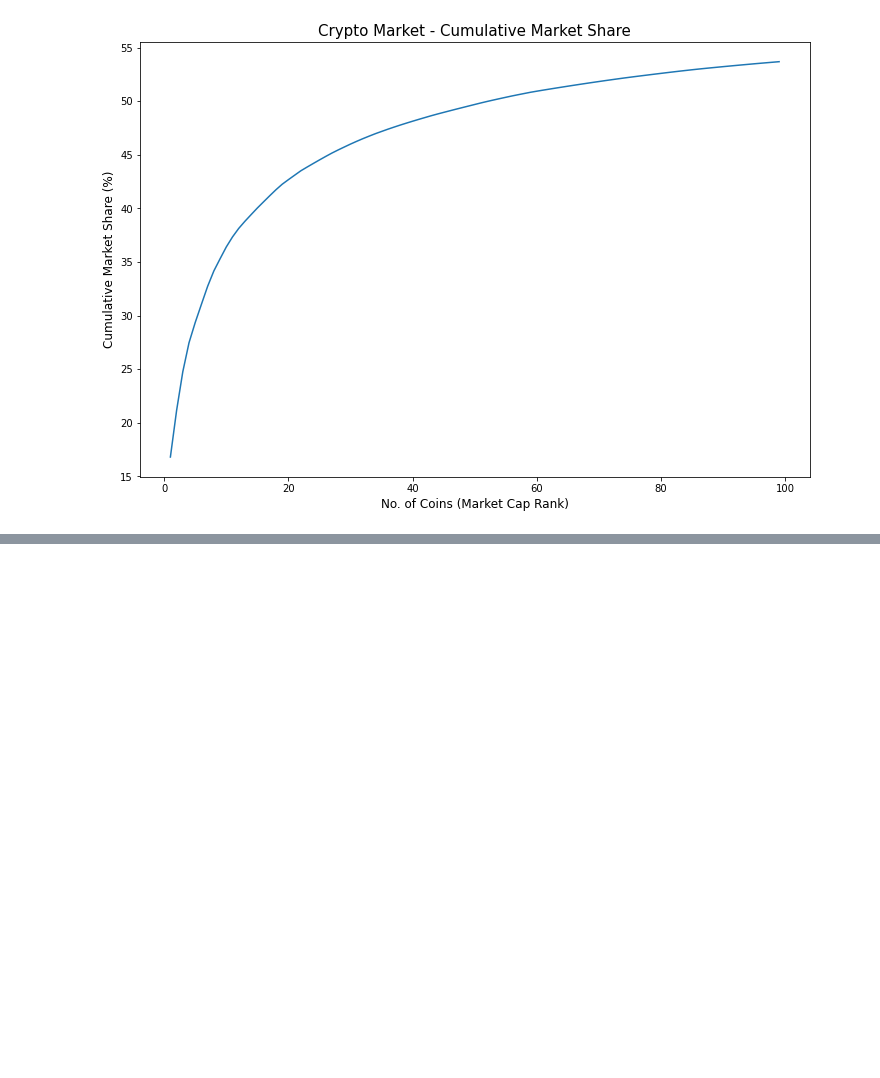
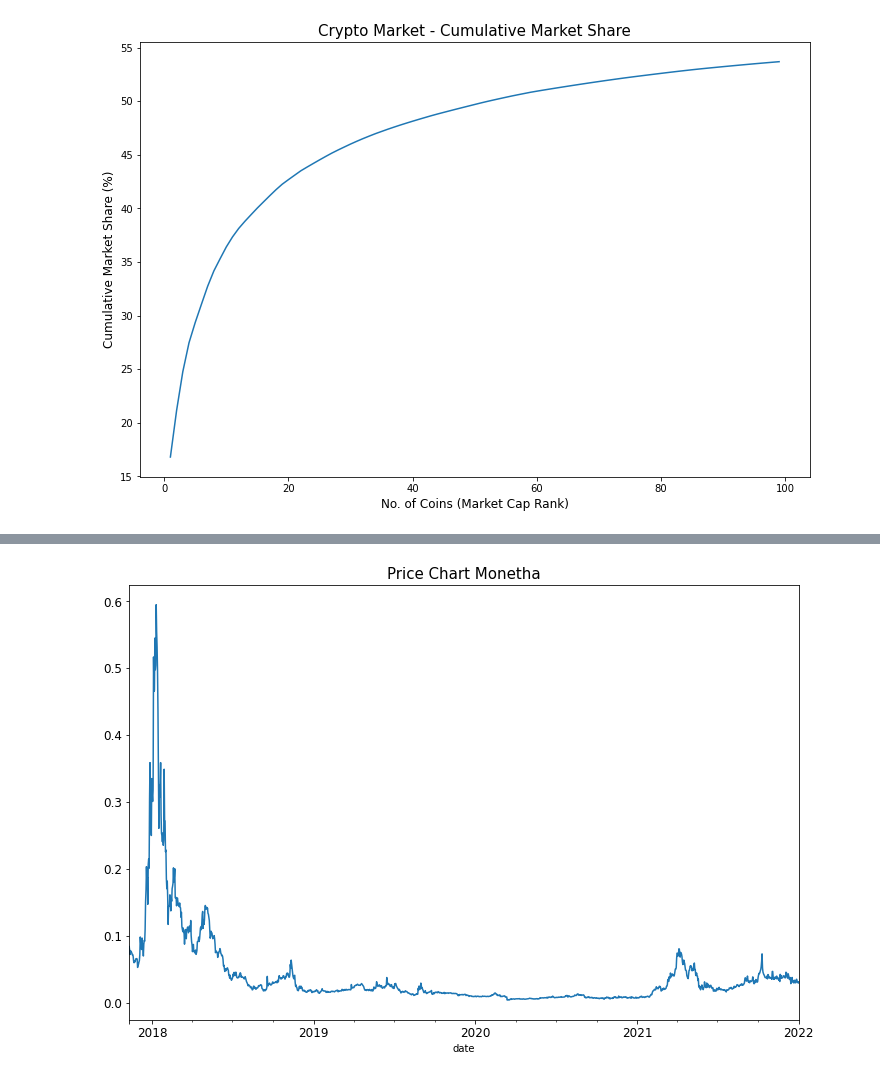
Before and after one commit to Jayce77/pythonDataCookbook, a Jupyter notebook: WorkingWithCoinGeckoData.ipynb, the cells around one changed output, grey strips where cells are left out. Drawn from its saved outputs; the diff is of its cells as text; code cells hidden in the pictures; blank space fills up the shorter version.

```diff
--- a/WorkingWithCoinGeckoData.ipynb
+++ b/WorkingWithCoinGeckoData.ipynb
@@ -253,0 +402,3 @@ plt.show()
+# %%
+monetha = df.loc[df.symbol == 'monetha'].copy()
+monetha
@@ -253,0 +438,3 @@ plt.show()
+# %%
+monetha.set_index('date', inplace=True)
+monetha.head(10)
@@ -253,0 +454,6 @@ plt.show()
+# %%
+monetha.price.plot(figsize=(12,8), fontsize=12)
+plt.title('Price Chart Monetha', fontsize=15)
+plt.show()
+# %% [output]
+[figure, added]
```
Also changed, not shown: parts of 32 cells of this notebook.
